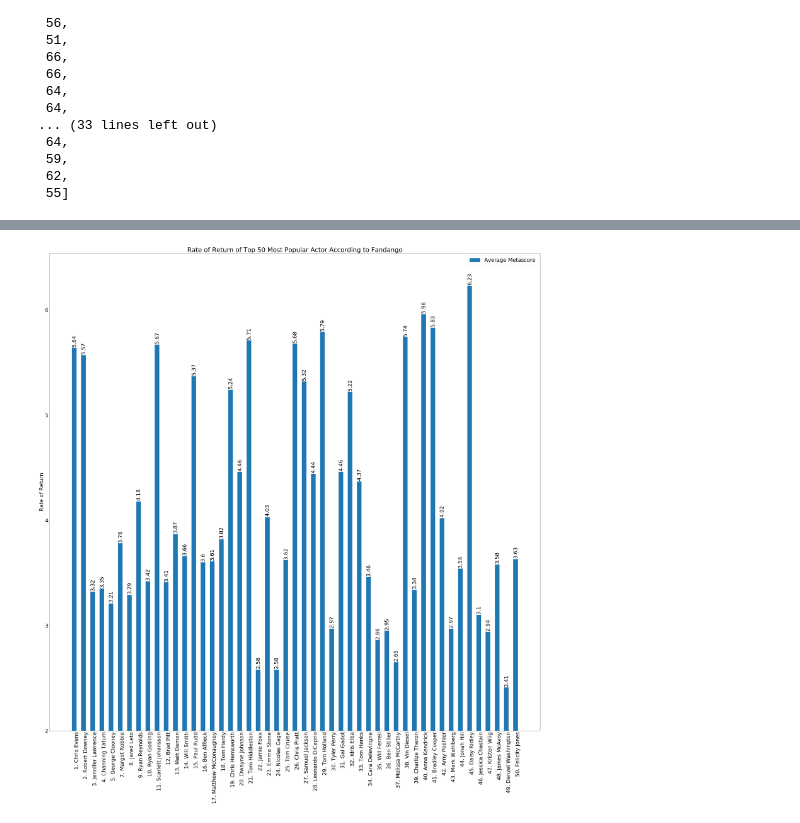
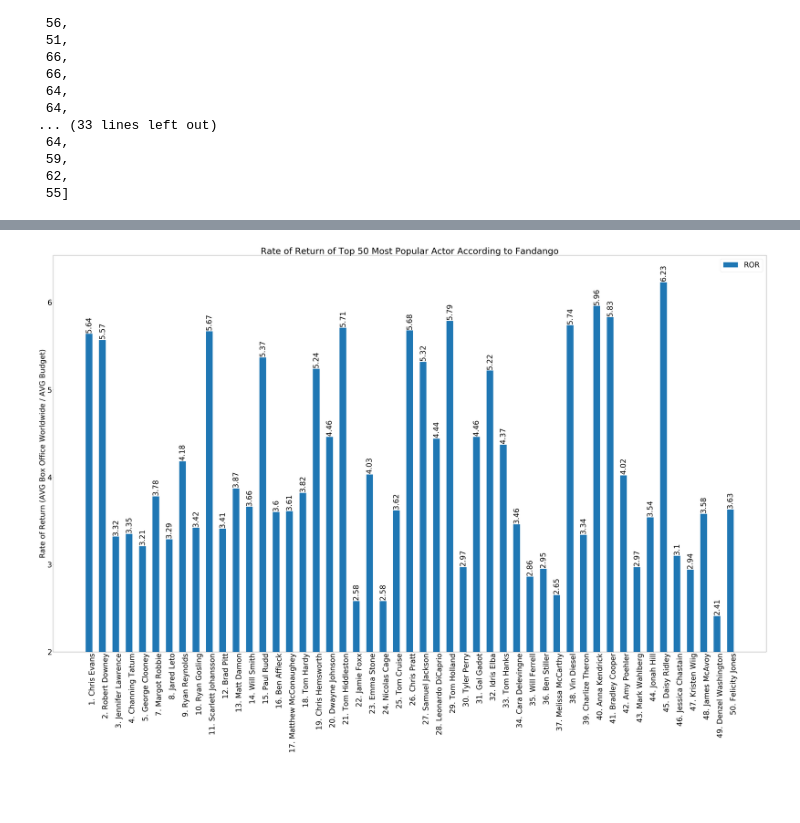
Before and after one commit to mackenziemitchell6/m-m-ovie, a Jupyter notebook: Omar-Graphs.ipynb, the cells around one changed output, grey strips where cells are left out. Saved outputs shown, nothing was run; the diff lists cells and outputs as text; code cells hidden in the pictures; blank space fills up the shorter version.

```diff
--- a/Omar-Graphs.ipynb
+++ b/Omar-Graphs.ipynb
@@ -162,13 +163,13 @@ avg_budget = loops_for_lables(results, 7)
 x = np.arange(len(actor_names))  # the label locations
 width = 0.35  # the width of the bars
 
-fig, ax = plt.subplots(figsize=(50,50))
-rects1 = ax.bar(x - width/2, avg_bo_ww, width, label='Box worldwide')
-rects2 = ax.bar(x  + width/2 , avg_budget, width, label='avg_budget')
+fig, ax = plt.subplots(figsize=(70,40))
+rects1 = ax.bar(x - width/2, avg_bo_ww, width, label='Box worldwide average in million $')
+rects2 = ax.bar(x  + width/2 , avg_budget, width, label='Average budget of movies in million $')
 
 # Add some text for labels, title and custom x-axis tick labels, etc.
-ax.set_ylabel('Revenue in Million')
-ax.set_title('Revenue of Top 50 Most Popular Actor According to Fandango')
+ax.set_ylabel('Million $')
+ax.set_title('Movie Box Office Worldwide Average vs Budget Average of Top 50 Most Popular Actors According to Fandango')
 ax.set_xticks(x)
 ax.set_xticklabels(actor_names, rotation = 90)
 ax.legend()
@@ -184,11 +185,12 @@ def autolabel(rects):
                     textcoords="offset points",
                     ha='center', va='bottom', rotation= 90)
 
-plt.rcParams.update({'font.size': 30})
+plt.rcParams.update({'font.size': 40})
 
 autolabel(rects1)
 autolabel(rects2)
 
+# plt.savefig('movies_2.png')
 # fig.tight_layout()
 
 plt.show()
@@ -257,13 +259,13 @@ metascore
 x = np.arange(len(actor_names))  # the label locations
 width = 0.5  # the width of the bars
 
-fig, ax = plt.subplots(figsize=(50,30))
+fig, ax = plt.subplots(figsize=(70,40))
 rects1 = ax.bar(x - width/2, metascore, width, label='Average Metascore')
 
 # Add some text for labels, title and custom x-axis tick labels, etc.
-ax.set_ylabel('Metascore (out of 100)')
+ax.set_ylabel('Movie metascore (out of 100)')
 ax.set_ylim(bottom=35)
-ax.set_title('Metascore Average of Top 50 Most Popular Actor According to Fandango')
+ax.set_title('Movie metascore Average of Top 50 Most Popular Actor According to Fandango')
 ax.set_xticks(x)
 ax.set_xticklabels(actor_names, rotation = 90)
 ax.legend()
@@ -279,10 +281,10 @@ def autolabel(rects):
                     textcoords="offset points",
                     ha='center', va='bottom', rotation= 90)
 
-plt.rcParams.update({'font.size': 30})
+plt.rcParams.update({'font.size': 40})
 
 autolabel(rects1)
-
+plt.savefig('movies_3.png')
 # fig.tight_layout()
 
 plt.show()
@@ -293,38 +293,38 @@ ROR = loops_for_flt(results, 8)
 # %%
 x = np.arange(len(actor_names))  # the label locations
 width = 0.5  # the width of the bars
 
-fig, ax = plt.subplots(figsize=(50,50))
-rects1 = ax.bar(x - width/2, ROR, width, label='Average Metascore')
+fig, ax = plt.subplots(figsize=(70,40))
+rects1 = ax.bar(x - width/2, ROR, width, label='ROR')
 
 # Add some text for labels, title and custom x-axis tick labels, etc.
-ax.set_ylabel('Rate of Return')
+ax.set_ylabel('Rate of Return (AVG Box Office Worldwide / AVG Budget)')
 ax.set_ylim(bottom=2)
 ax.set_title('Rate of Return of Top 50 Most Popular Actor According to Fandango')
 ax.set_xticks(x)
 ax.set_xticklabels(actor_names, rotation = 90)
 ax.legend()
 
 
 def autolabel(rects):
     """Attach a text label above each bar in *rects*, displaying its height."""
     for rect in rects:
         height = rect.get_height()
         ax.annotate('{}'.format(height),
                     xy=(rect.get_x() + rect.get_width() / 2, height),
                     xytext=(0, 5),  # 3 points vertical offset
                     textcoords="offset points",
                     ha='center', va='bottom', rotation= 90)
 
-plt.rcParams.update({'font.size': 30})
+plt.rcParams.update({'font.size': 40})
 
 autolabel(rects1)
-
+# plt.savefig('movies_4.png')
 # fig.tight_layout()
 
 plt.show()
 # %% [output]
-[figure, old version]
+[figure, new version]
 # %%
 curs.execute("""select actor_id, first_name, last_name, pop_rank, social_rank
                 from actors
```
Also changed, not shown: parts of 9 cells of this notebook, 9 other files.
